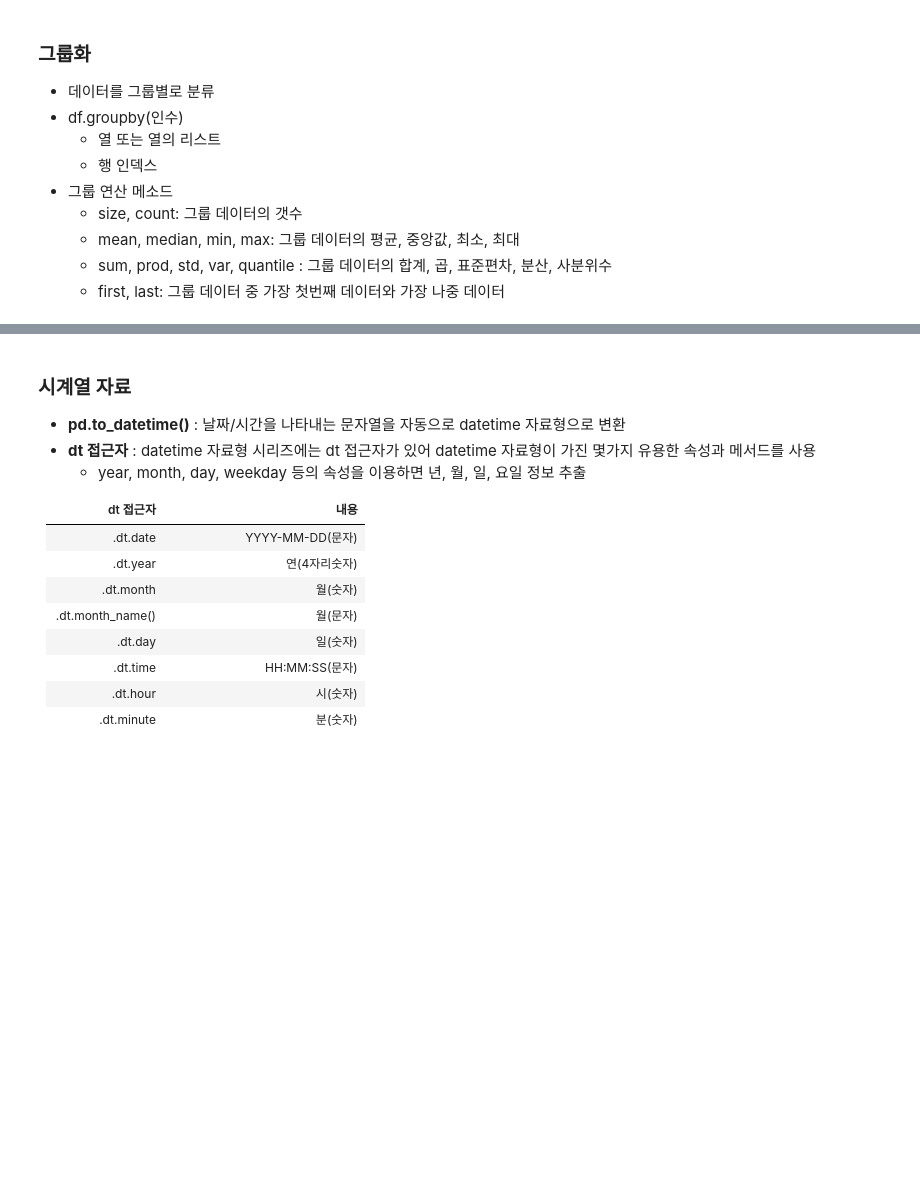
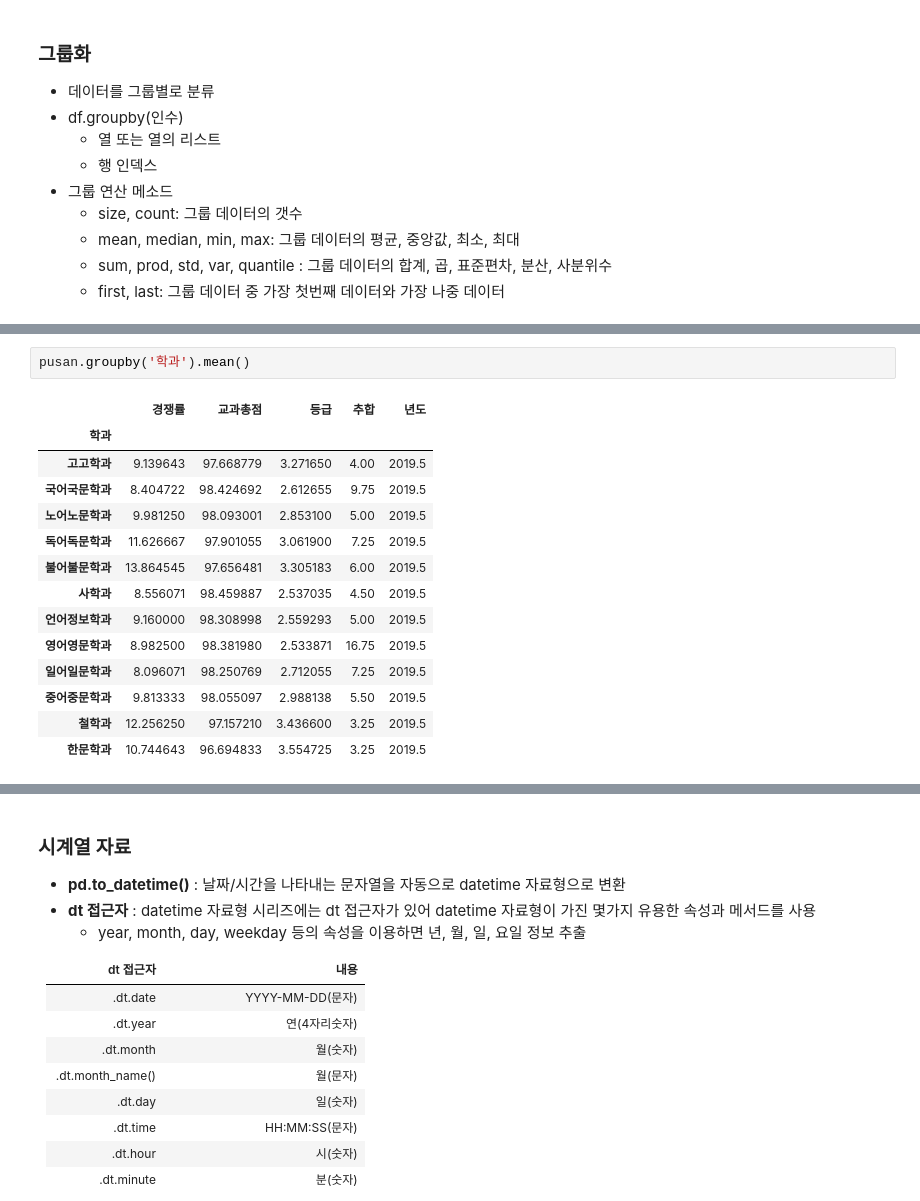
Before and after one commit to parkgeon40/phton2021, a Jupyter notebook: pandas_02_dataframe.ipynb, the cells around one changed output, grey strips where cells are left out. Saved outputs shown, nothing was run; the diff lists cells and outputs as text; blank space fills up the shorter version.

```diff
--- a/pandas_02_dataframe.ipynb
+++ b/pandas_02_dataframe.ipynb
@@ -373,0 +709,17 @@ datag.sort_values('대학명', ascending=False)
+# %%
+pusan.groupby('학과').mean()
+# %% [output]
+|  | 경쟁률 | 교과총점 | 등급 | 추합 | 년도 |
+| 학과 |  |  |  |  |  |
+| 고고학과 | 9.139643 | 97.668779 | 3.271650 | 4.00 | 2019.5 |
+| 국어국문학과 | 8.404722 | 98.424692 | 2.612655 | 9.75 | 2019.5 |
+| 노어노문학과 | 9.981250 | 98.093001 | 2.853100 | 5.00 | 2019.5 |
+| 독어독문학과 | 11.626667 | 97.901055 | 3.061900 | 7.25 | 2019.5 |
+| 불어불문학과 | 13.864545 | 97.656481 | 3.305183 | 6.00 | 2019.5 |
+| 사학과 | 8.556071 | 98.459887 | 2.537035 | 4.50 | 2019.5 |
+| 언어정보학과 | 9.160000 | 98.308998 | 2.559293 | 5.00 | 2019.5 |
+| 영어영문학과 | 8.982500 | 98.381980 | 2.533871 | 16.75 | 2019.5 |
+| 일어일문학과 | 8.096071 | 98.250769 | 2.712055 | 7.25 | 2019.5 |
+| 중어중문학과 | 9.813333 | 98.055097 | 2.988138 | 5.50 | 2019.5 |
+| 철학과 | 12.256250 | 97.157210 | 3.436600 | 3.25 | 2019.5 |
+| 한문학과 | 10.744643 | 96.694833 | 3.554725 | 3.25 | 2019.5 |
```
Also changed, not shown: parts of 38 cells of this notebook.
